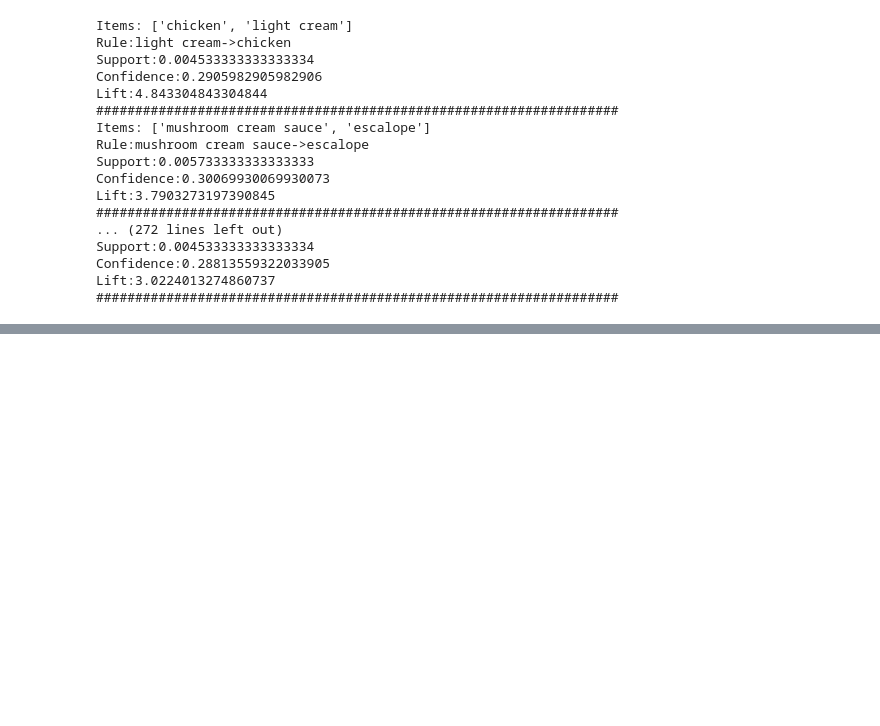
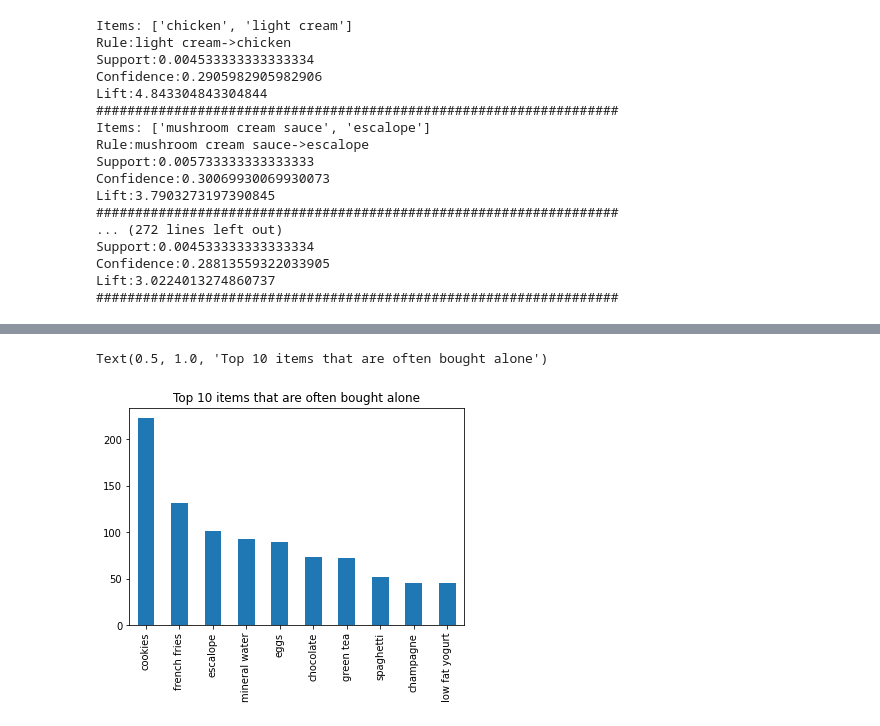
Before and after one commit to KrishnaRJ422/Market_Basket_Analysis, a Jupyter notebook: market_basket_analysis.ipynb, the cells around one changed output, grey strips where cells are left out. Saved outputs shown, nothing was run; the diff lists cells and outputs as text; code cells hidden in the pictures; blank space fills up the shorter version.

```diff
--- a/market_basket_analysis.ipynb
+++ b/market_basket_analysis.ipynb
@@ -151,0 +174,6 @@ Lift:3.0224013274860737
+# %%
+q=data[basket_len==1][0].value_counts().head(10).plot(kind='bar')
+q.set_title('Top 10 items that are often bought alone')
+# %% [output]
+Text(0.5, 1.0, 'Top 10 items that are often bought alone')
+[figure, added]
```
Also changed, not shown: parts of 4 cells of this notebook.
